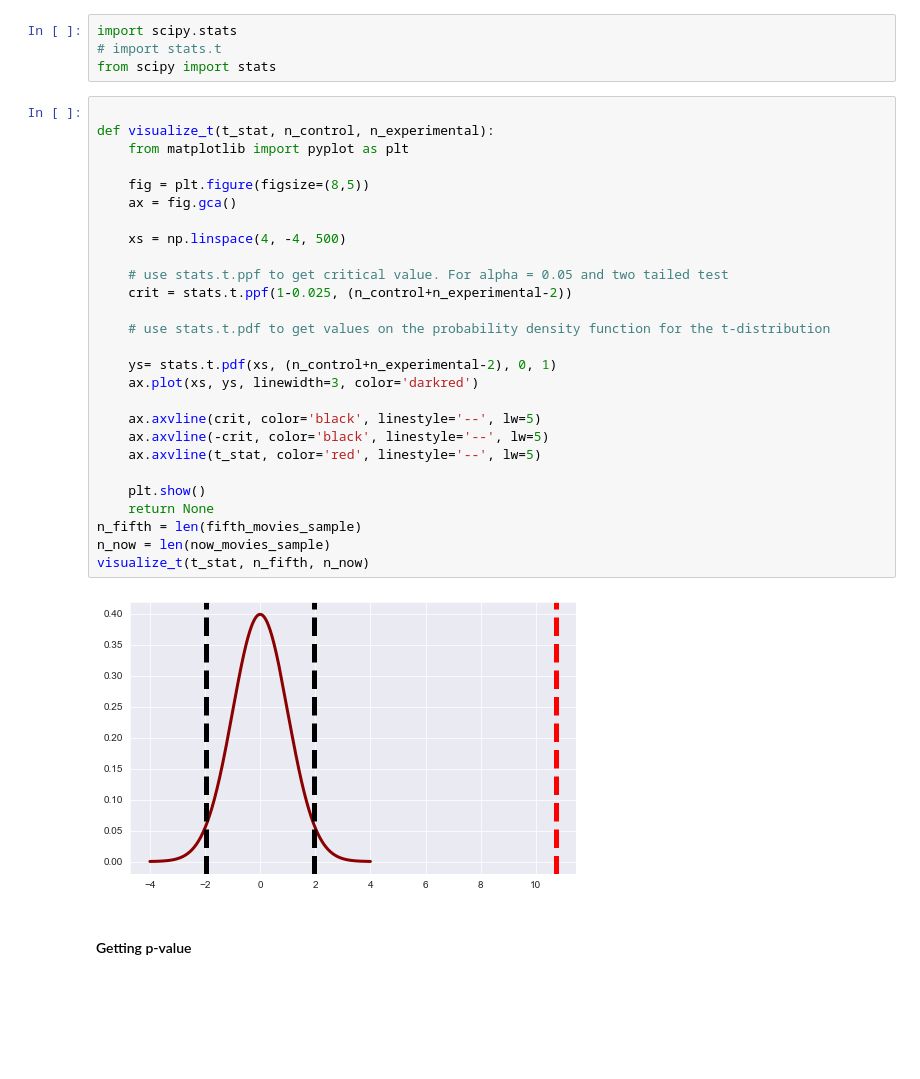
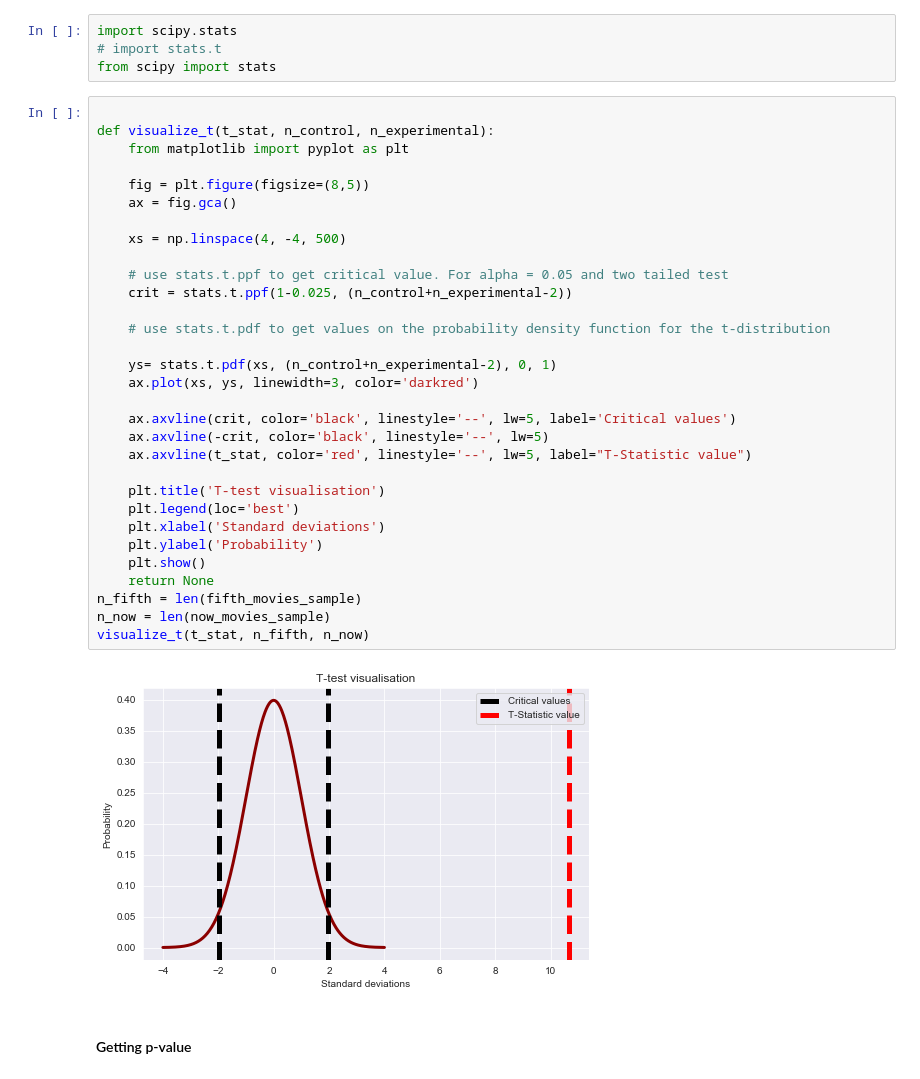
Before and after one commit to Abhiolar/IMDB, a Jupyter notebook: FINAL NOTEBOOK.ipynb, the cells around one changed output. Saved outputs shown, nothing was run; the diff lists cells and outputs as text; blank space fills up the shorter version.

```diff
--- a/FINAL NOTEBOOK.ipynb
+++ b/FINAL NOTEBOOK.ipynb
@@ -207,32 +211,36 @@ from scipy import stats
 # %%
 
 def visualize_t(t_stat, n_control, n_experimental):
     from matplotlib import pyplot as plt
 
     fig = plt.figure(figsize=(8,5))
     ax = fig.gca()
 
     xs = np.linspace(4, -4, 500)
 
     # use stats.t.ppf to get critical value. For alpha = 0.05 and two tailed test
     crit = stats.t.ppf(1-0.025, (n_control+n_experimental-2))
 
     # use stats.t.pdf to get values on the probability density function for the t-distribution
 
     ys= stats.t.pdf(xs, (n_control+n_experimental-2), 0, 1)
     ax.plot(xs, ys, linewidth=3, color='darkred')
 
-    ax.axvline(crit, color='black', linestyle='--', lw=5)
+    ax.axvline(crit, color='black', linestyle='--', lw=5, label='Critical values')
     ax.axvline(-crit, color='black', linestyle='--', lw=5)
-    ax.axvline(t_stat, color='red', linestyle='--', lw=5)
+    ax.axvline(t_stat, color='red', linestyle='--', lw=5, label="T-Statistic value")
 
+    plt.title('T-test visualisation')
+    plt.legend(loc='best')
+    plt.xlabel('Standard deviations')
+    plt.ylabel('Probability')
     plt.show()
     return None
 n_fifth = len(fifth_movies_sample)
 n_now = len(now_movies_sample)
 visualize_t(t_stat, n_fifth, n_now)
 # %% [output]
-[figure, old version]
+[figure, new version]
 # %% [markdown]
 #### Getting p-value
 # %%
```
Also changed, not shown: parts of 79 cells of this notebook, 1 other file.
